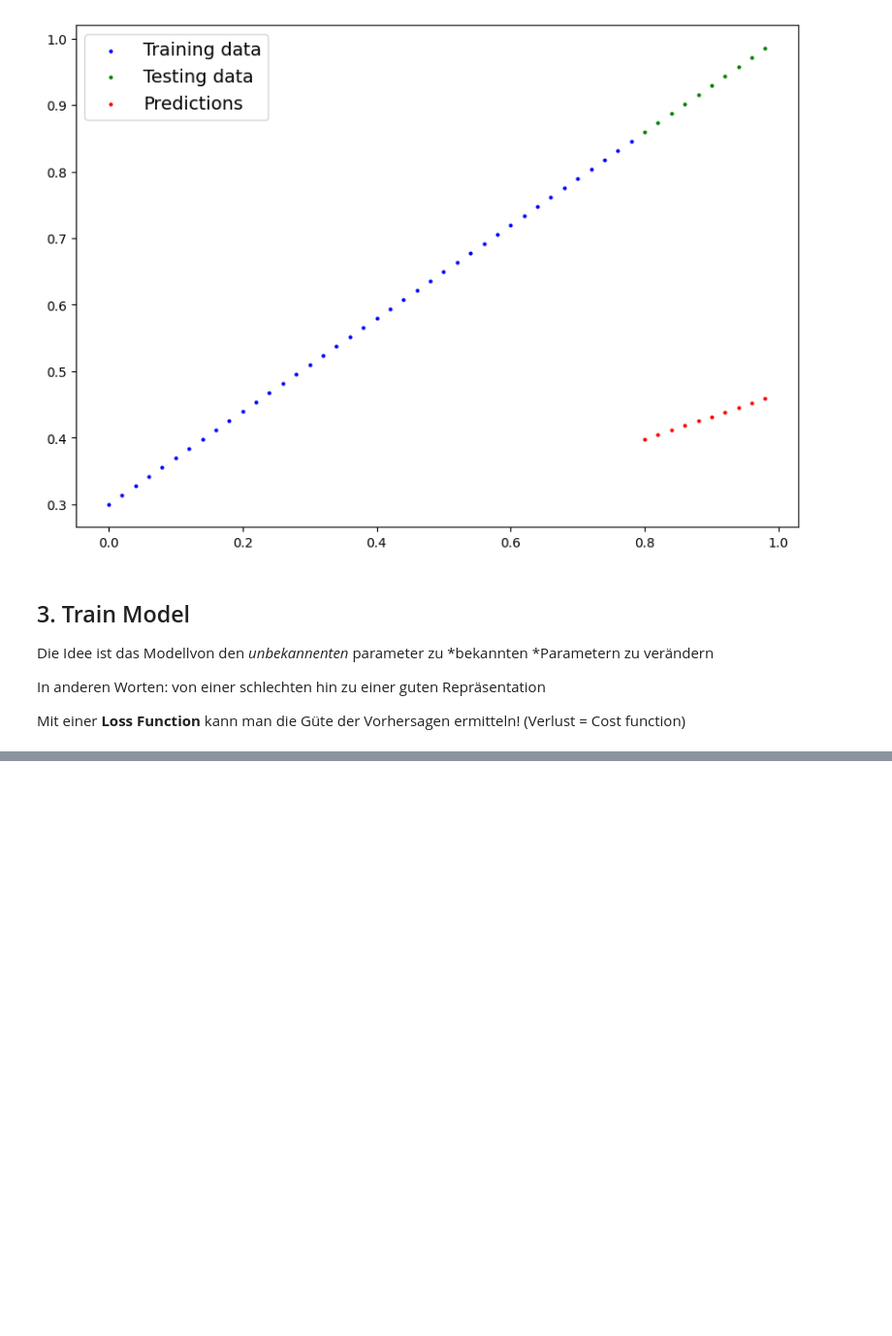
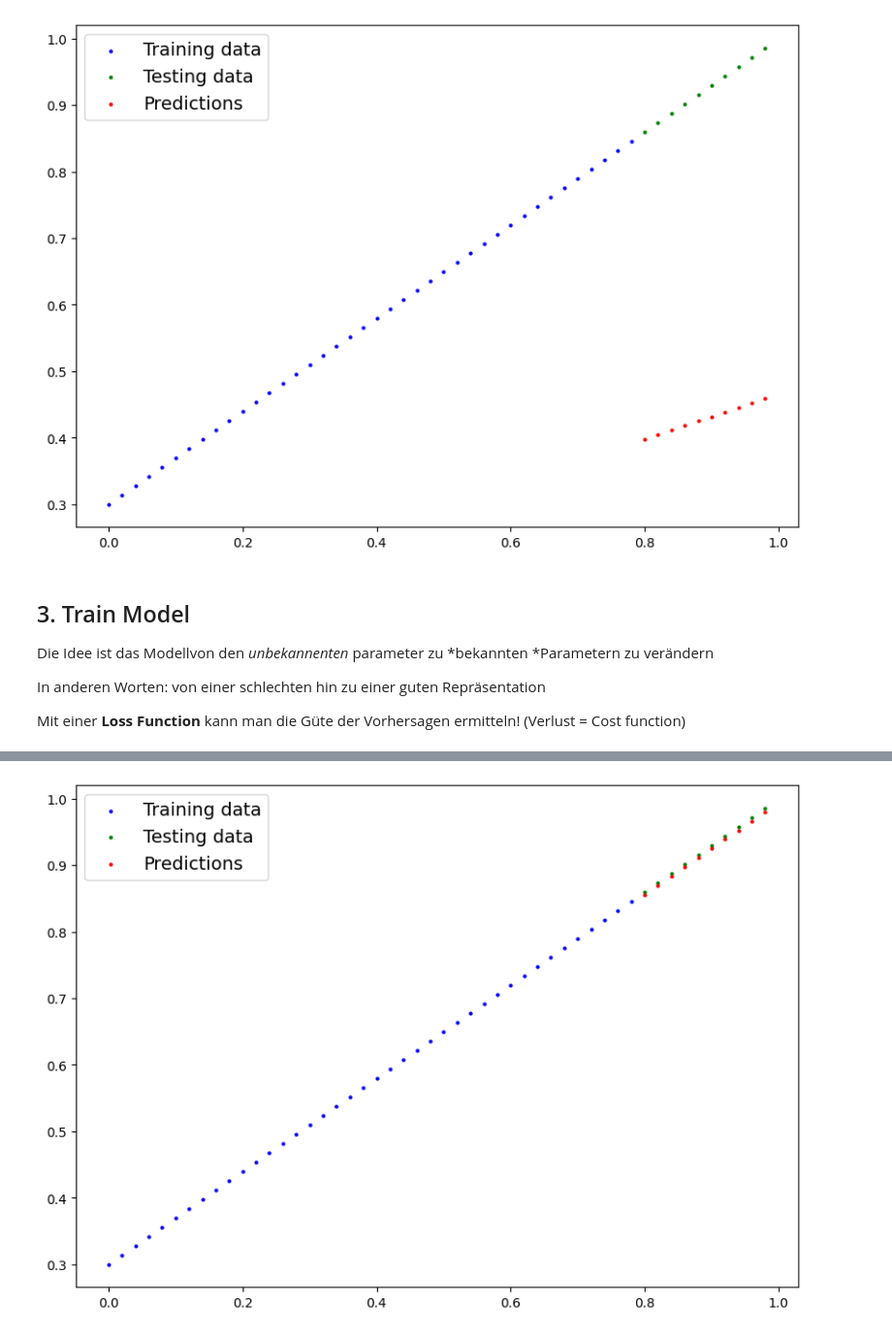
Before and after one commit to TLCasparS/PyTorch, a Jupyter notebook: 01_PyTorch_Workflow_Fundamentals.ipynb, the cells around one changed output, grey strips where cells are left out. Shown at 97% size. Cells and saved outputs as stored; diff of their text form; code cells hidden in the pictures; blank space fills up the shorter version.

```diff
--- a/01_PyTorch_Workflow_Fundamentals.ipynb
+++ b/01_PyTorch_Workflow_Fundamentals.ipynb
@@ -317,0 +454,8 @@ Pytorch braucht dazu noch:
+# %%
+with torch.inference_mode():
+  y_preds_new = model_0(X_test)
+# %%
+plot_predictions(predictions = y_preds_new)
+# je öfter das training durch läuft desto näher werden Predictions und Testing data
+# %% [output]
+[figure, added]
```
Also changed, not shown: parts of 12 cells of this notebook.
